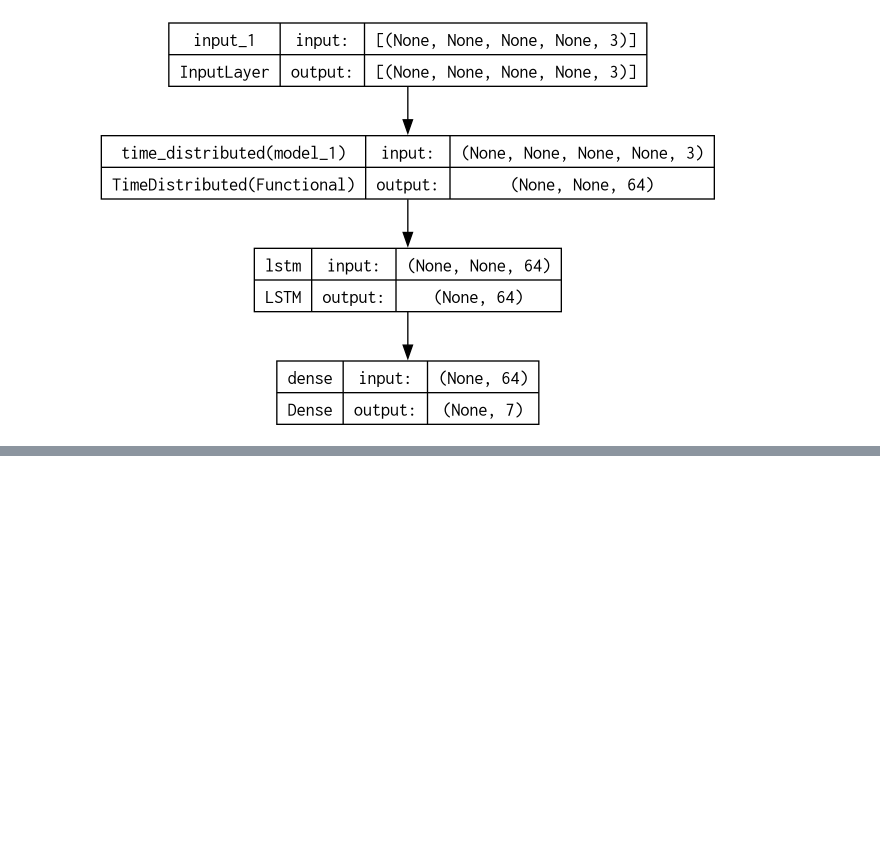
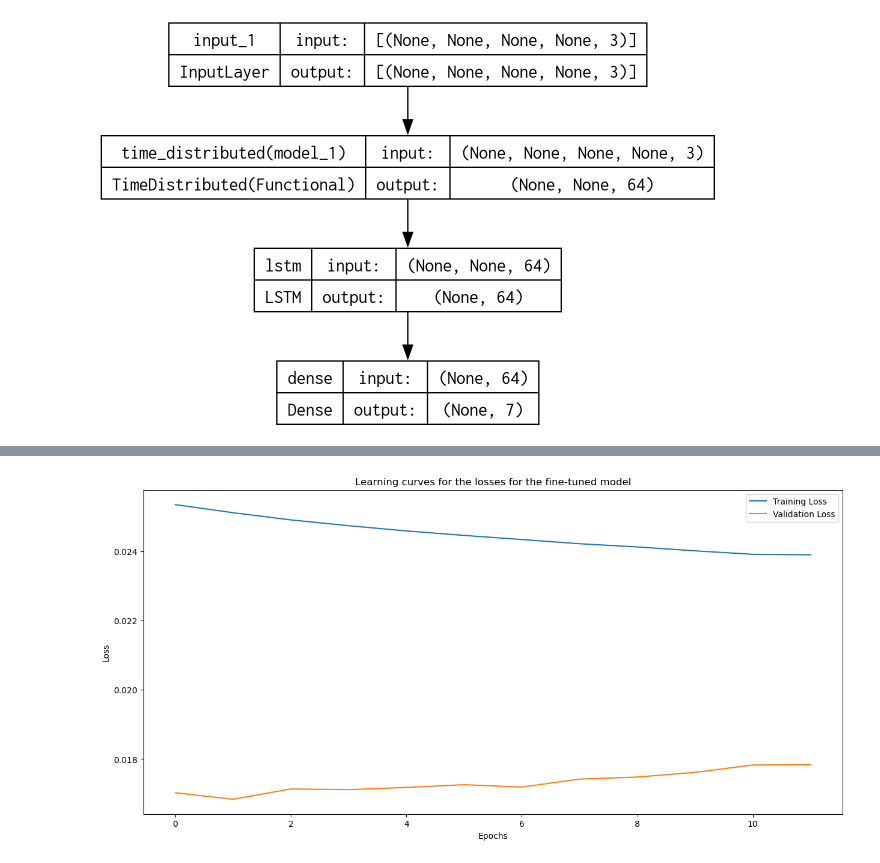
Before and after one commit to Gayara-Fernando/CNN_LSTM, a Jupyter notebook: train_script.ipynb, the cells around one changed output, grey strips where cells are left out. Drawn from its saved outputs; the diff is of its cells as text; code cells hidden in the pictures; blank space fills up the shorter version.

Commit message:
Complete train code with the pretrained CNN model for the CNN LSTM model with both freezing and unfreezing base weights, trained with a data generator

```diff
--- a/train_script.ipynb
+++ b/train_script.ipynb
@@ -438,0 +503,14 @@ plt.show()
+# %%
+%%time
+# compile the model
+opt = tf.keras.optimizers.Adam(learning_rate=0.0001)
+cnn_lstm.compile(loss='mean_squared_error', optimizer=opt, metrics = ['mean_absolute_error'])
+
+# add early stopping
+es = tf.keras.callbacks.EarlyStopping(monitor='val_loss', restore_best_weights = True, verbose=1, patience=10)
+
+# fit the generator - the steps are a must here
+history_new = cnn_lstm.fit(train_gen,
+          validation_data = val_gen, steps_per_epoch=steps_per_epoch,
+                                  validation_steps=validation_steps,
+          epochs = 100, callbacks = [es])
@@ -438,0 +537,12 @@ plt.show()
+# %%
+# plot the losses
+plt.figure(figsize = (15,7))
+plt.plot(history_new.history['loss'], label='Training Loss')
+plt.plot(history_new.history['val_loss'], label='Validation Loss')
+plt.title("Learning curves for the losses for the fine-tuned model")
+plt.xlabel('Epochs')
+plt.ylabel('Loss')
+plt.legend()
+plt.show()
+# %% [output]
+[figure, added]
```
Also changed, not shown: parts of 17 cells of this notebook.
